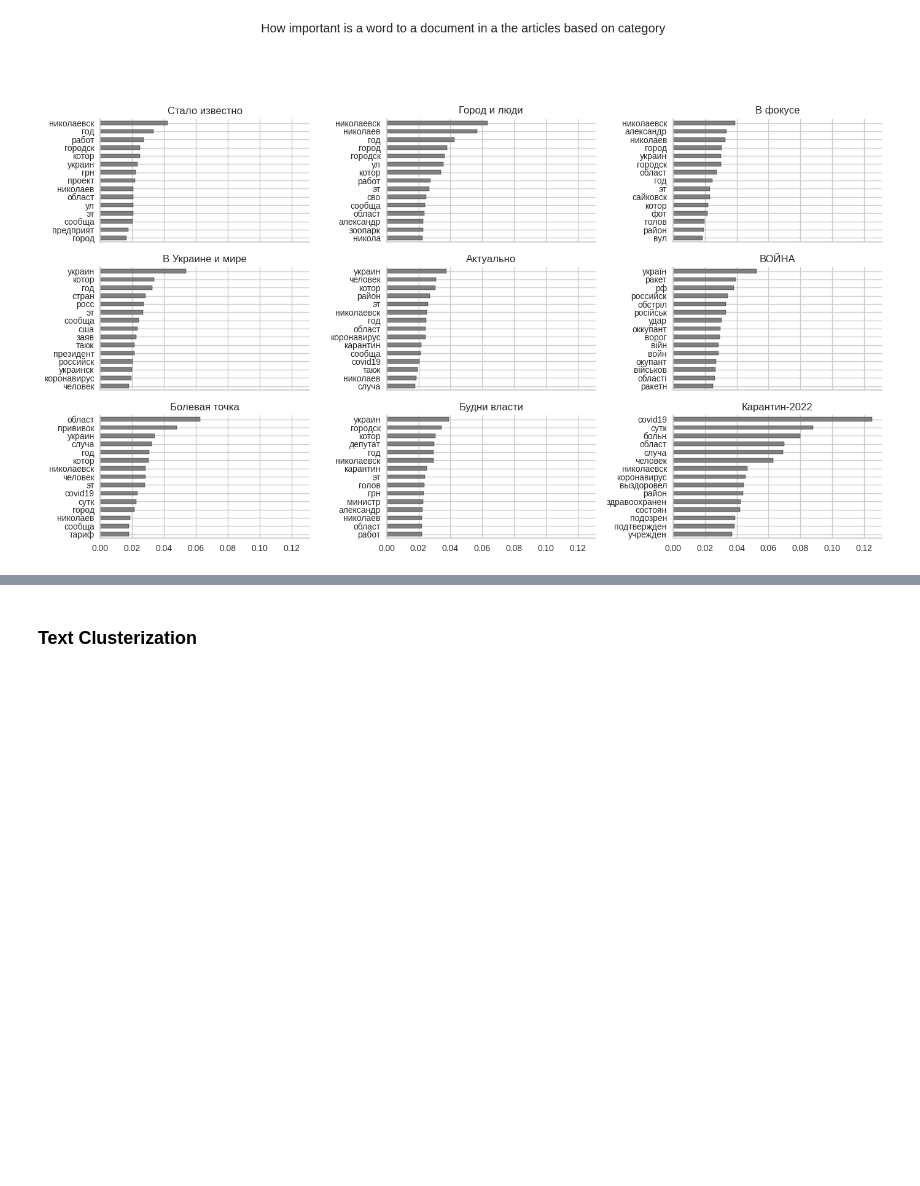
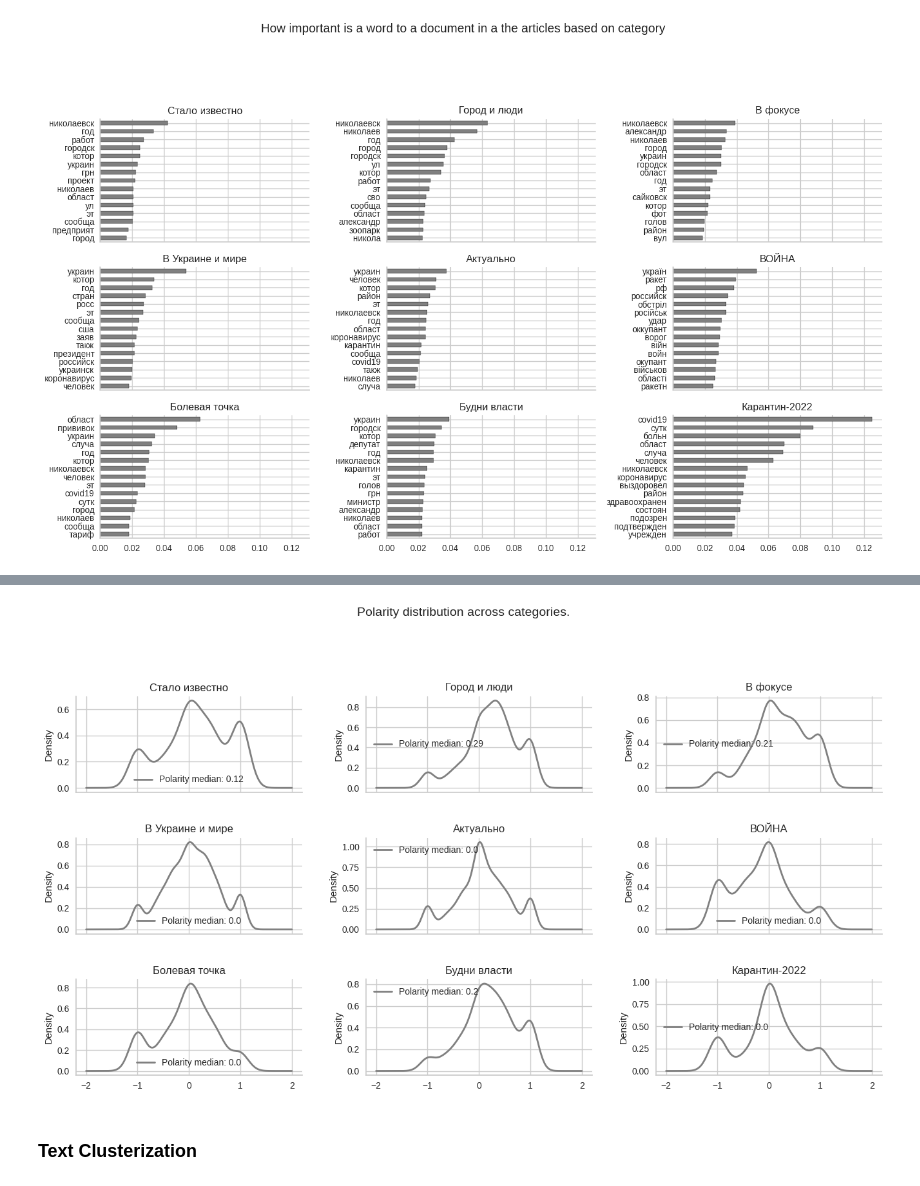
Before and after one commit to seeman512/ML, a Jupyter notebook: Lab8/Hometask.ipynb, the cells around one changed output, grey strips where cells are left out. Cells and saved outputs as stored; diff of their text form; code cells hidden in the pictures; blank space fills up the shorter version.

```diff
--- a/Lab8/Hometask.ipynb
+++ b/Lab8/Hometask.ipynb
@@ -235,0 +248,13 @@ sns.despine()
+# %%
+def add_polarity(text):
+    try:
+        return Text(text).polarity
+    except:
+        return 0
+# %%
+polarity_serires = df3['content'].progress_apply(add_polarity)
+# %%
+polarity_df = polarity_serires.to_frame()
+polarity_df['category'] = df3['category']
+polarity_df.rename(columns={'content': 'polarity'}, inplace=True)
+polarity_df.head()
@@ -236,3 +268,26 @@ sns.despine()
+# %%
+# Initialize plots
+fig, axes = plt.subplots(3, 3, figsize=(14, 8), sharex=True)
+# Loop over axes and plot category
+for cat, ax in enumerate(axes.flatten()):
+    # Select df with dataframe
+    category_df = polarity_df[polarity_df['category'] == categories[cat]].polarity
+
+    # Bar plot word count category
+    category_df.plot(kind="kde",
+                     ax=ax, color="gray",
+                     lw=2,
+                     title=f"{categories[cat]}",
+                     label=f"Polarity median: {round(category_df.median(), 2)}")
+    ax.legend()
+
+# Plot meta data
+fig.suptitle("Polarity distribution across categories.", fontsize=14, y=1)
+fig.tight_layout(pad=3)
+
+sns.despine();
+# %% [output]
+[figure, added]
 # %% [markdown]
 ### Text Clusterization
 # %%
```
Also changed, not shown: parts of 13 cells of this notebook.
